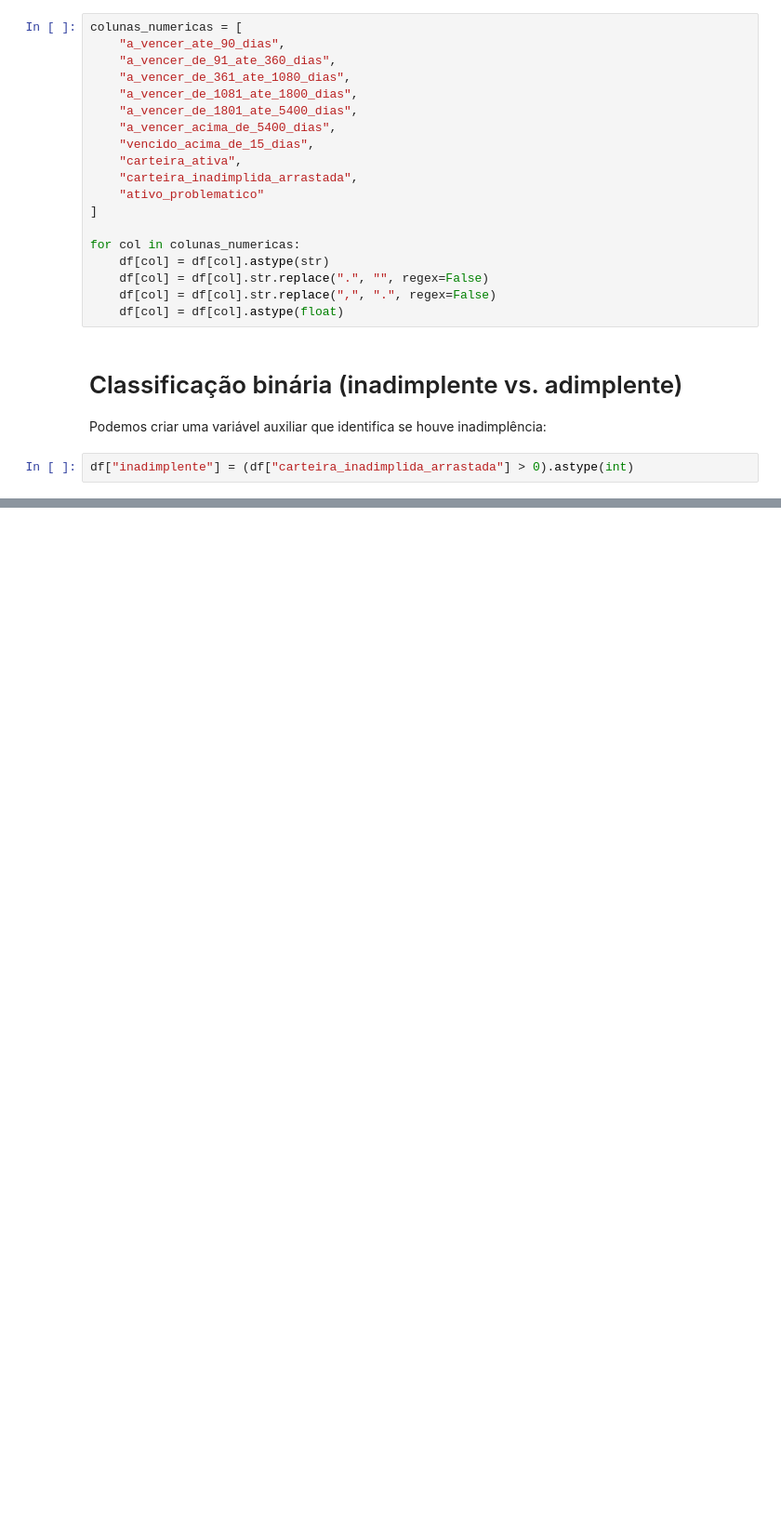
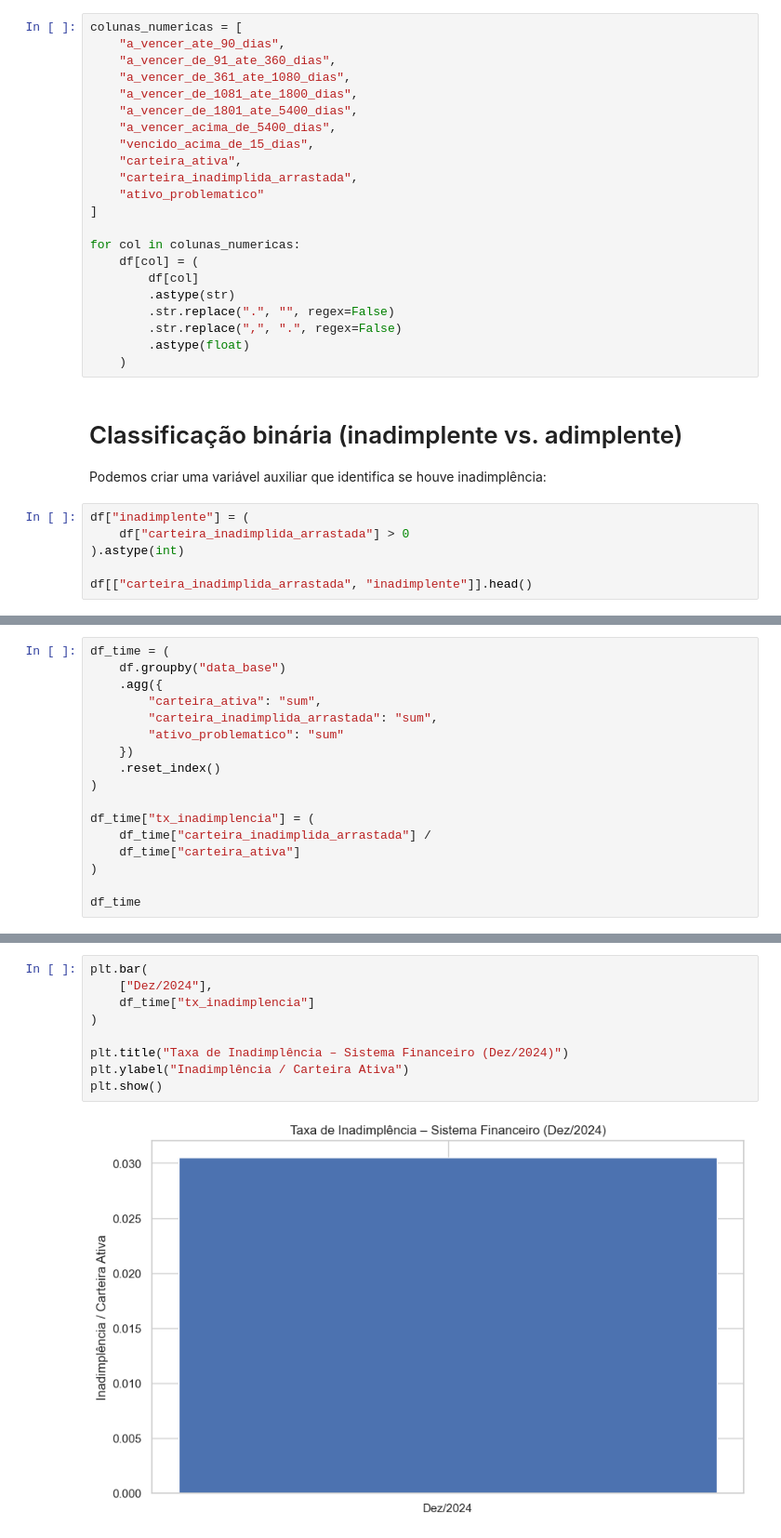
Before and after one commit to rafaelporfiriobarros/analise_de_credito_agregado_bacen_scr, a Jupyter notebook: notebooks/eda.ipynb, the cells around one changed output, grey strips where cells are left out. Shown at 93% size. Drawn from its saved outputs; the diff is of its cells as text; blank space fills up the shorter version.

```diff
--- a/notebooks/eda.ipynb
+++ b/notebooks/eda.ipynb
@@ -178,13 +196,20 @@ colunas_numericas = [
 ]
 
 for col in colunas_numericas:
-    df[col] = df[col].astype(str)
-    df[col] = df[col].str.replace(".", "", regex=False)
-    df[col] = df[col].str.replace(",", ".", regex=False)
-    df[col] = df[col].astype(float)
+    df[col] = (
+        df[col]
+        .astype(str)
+        .str.replace(".", "", regex=False)
+        .str.replace(",", ".", regex=False)
+        .astype(float)
+    )
 # %% [markdown]
 # Classificação binária (inadimplente vs. adimplente)
 
 Podemos criar uma variável auxiliar que identifica se houve inadimplência:
 # %%
-df["inadimplente"] = (df["carteira_inadimplida_arrastada"] > 0).astype(int)
+df["inadimplente"] = (
+    df["carteira_inadimplida_arrastada"] > 0
+).astype(int)
+
+df[["carteira_inadimplida_arrastada", "inadimplente"]].head()
@@ -196,0 +230,17 @@ df.head(2)
+# %%
+df_time = (
+    df.groupby("data_base")
+    .agg({
+        "carteira_ativa": "sum",
+        "carteira_inadimplida_arrastada": "sum",
+        "ativo_problematico": "sum"
+    })
+    .reset_index()
+)
+
+df_time["tx_inadimplencia"] = (
+    df_time["carteira_inadimplida_arrastada"] /
+    df_time["carteira_ativa"]
+)
+
+df_time
@@ -196,0 +252,11 @@ df.head(2)
+# %%
+plt.bar(
+    ["Dez/2024"],
+    df_time["tx_inadimplencia"]
+)
+
+plt.title("Taxa de Inadimplência – Sistema Financeiro (Dez/2024)")
+plt.ylabel("Inadimplência / Carteira Ativa")
+plt.show()
+# %% [output]
+[figure, added]
```
Also changed, not shown: parts of 27 cells of this notebook, 1 other file.
